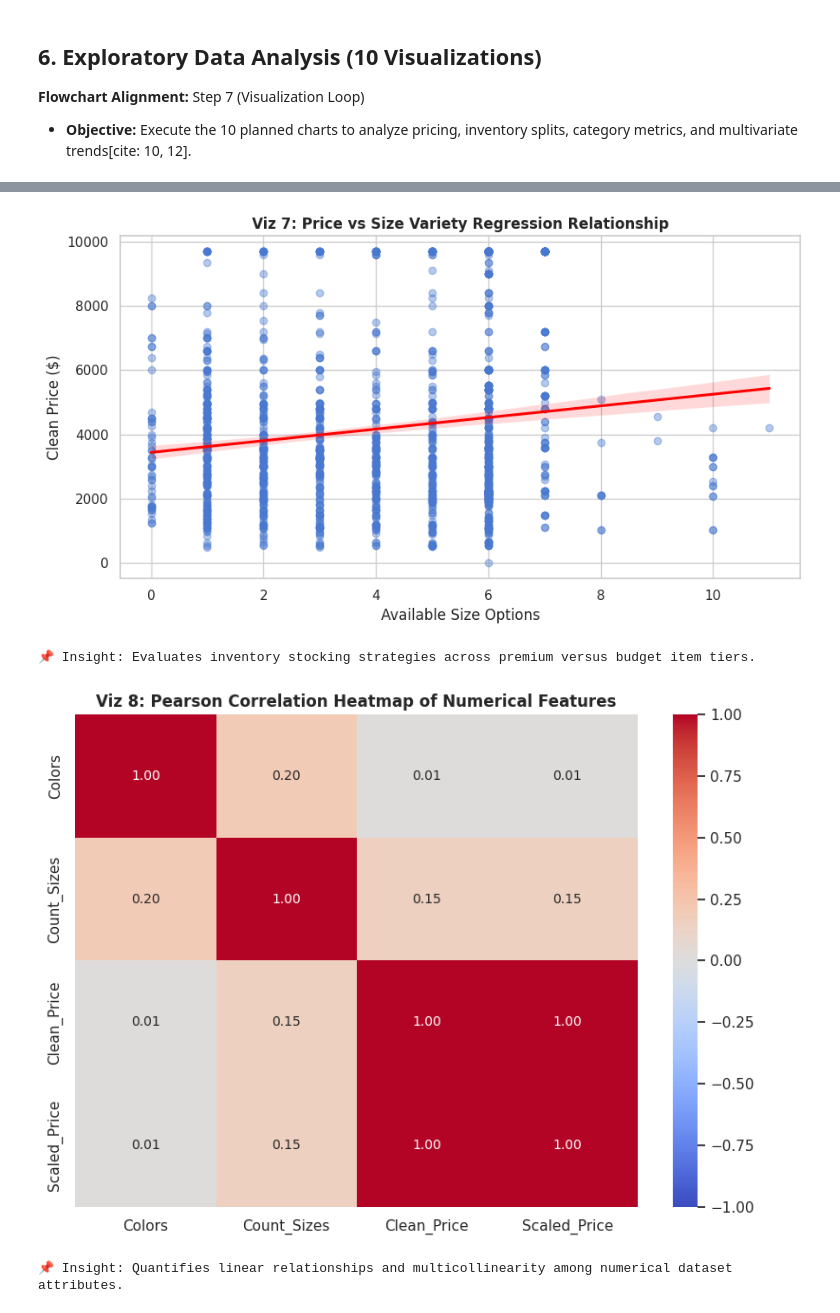
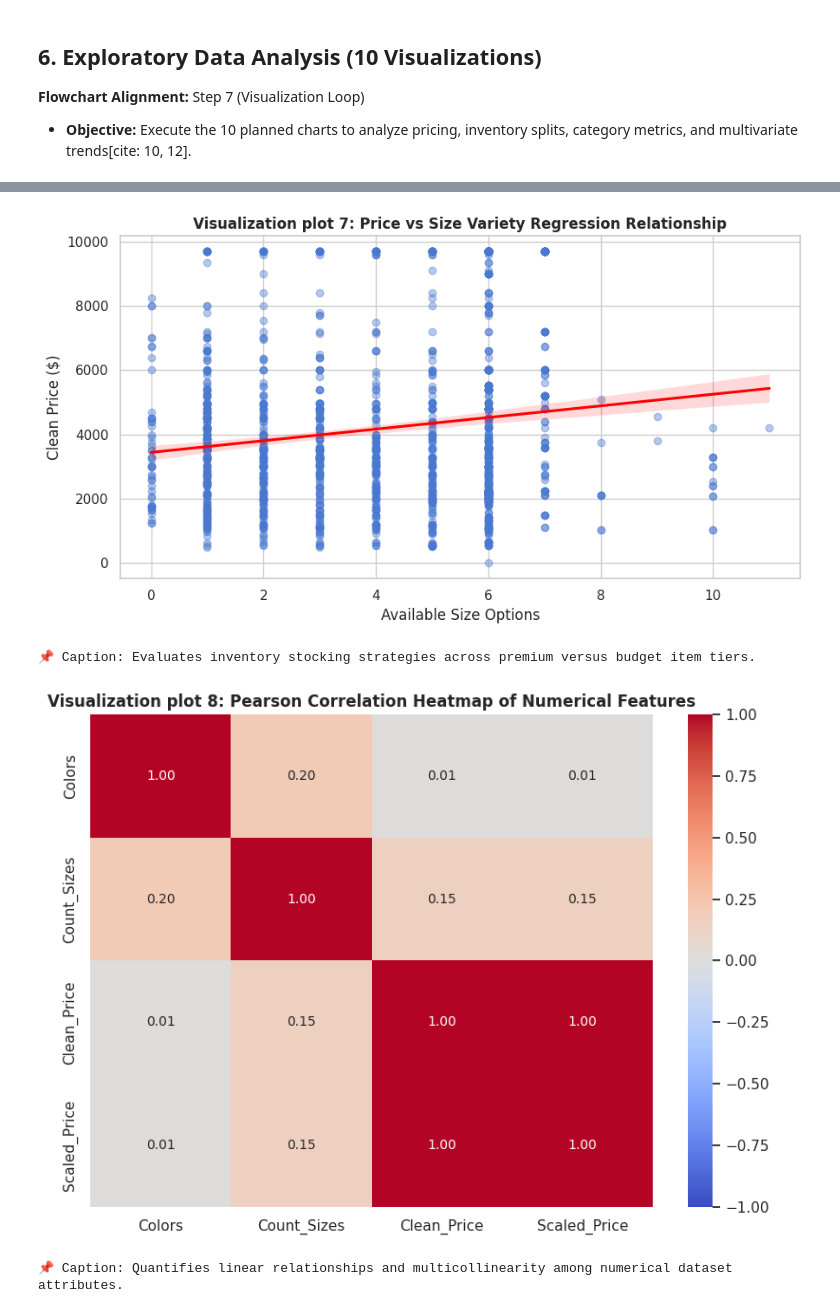
Before and after one commit to JakeValdoria/Endaya_Valdoria_MexEE402_CaseStudy, a Jupyter notebook: Fashion_Midterm_Endaya_Valdoria.ipynb, the cells around one changed output, grey strips where cells are left out. Cells and saved outputs as stored; diff of their text form; code cells hidden in the pictures.

```diff
--- a/Fashion_Midterm_Endaya_Valdoria.ipynb
+++ b/Fashion_Midterm_Endaya_Valdoria.ipynb
@@ -316,29 +320,29 @@ print("📌 Insight: Explores whether higher color variation offerings correlate
 # Viz 7: Clean_Price vs Count_Sizes Multivariate Scatter
 plt.figure(figsize=(9, 5))
 sns.regplot(x='Count_Sizes', y='Clean_Price', data=df_clean, scatter_kws={'alpha':0.4}, line_kws={'color':'red'})
-plt.title("Viz 7: Price vs Size Variety Regression Relationship", fontsize=12, fontweight='bold')
+plt.title("Visualization plot 7: Price vs Size Variety Regression Relationship", fontsize=12, fontweight='bold')
 plt.xlabel("Available Size Options")
 plt.ylabel("Clean Price ($)")
 plt.tight_layout()
 plt.show()
 
-print("📌 Insight: Evaluates inventory stocking strategies across premium versus budget item tiers.")
+print("📌 Caption: Evaluates inventory stocking strategies across premium versus budget item tiers.")
 # %% [output]
-[figure, old version]
+[figure, new version]
-📌 Insight: Evaluates inventory stocking strategies across premium versus budget item tiers.
+📌 Caption: Evaluates inventory stocking strategies across premium versus budget item tiers.
 # %%
 # Viz 8: Correlation Heatmap
 num_cols = df_clean.select_dtypes(include=[np.number]).columns
 plt.figure(figsize=(8, 6))
 sns.heatmap(df_clean[num_cols].corr(), annot=True, fmt=".2f", cmap='coolwarm', vmin=-1, vmax=1)
-plt.title("Viz 8: Pearson Correlation Heatmap of Numerical Features", fontsize=12, fontweight='bold')
+plt.title("Visualization plot 8: Pearson Correlation Heatmap of Numerical Features", fontsize=12, fontweight='bold')
 plt.tight_layout()
 plt.show()
 
-print("📌 Insight: Quantifies linear relationships and multicollinearity among numerical dataset attributes.")
+print("📌 Caption: Quantifies linear relationships and multicollinearity among numerical dataset attributes.")
 # %% [output]
-[figure, old version]
+[figure, new version]
-📌 Insight: Quantifies linear relationships and multicollinearity among numerical dataset attributes.
+📌 Caption: Quantifies linear relationships and multicollinearity among numerical dataset attributes.
 # %%
 # Viz 9: Top 10 Horizontal Bar Chart
 if 'Name' in df_clean.columns:
```
Also changed, not shown: parts of 10 cells of this notebook.
